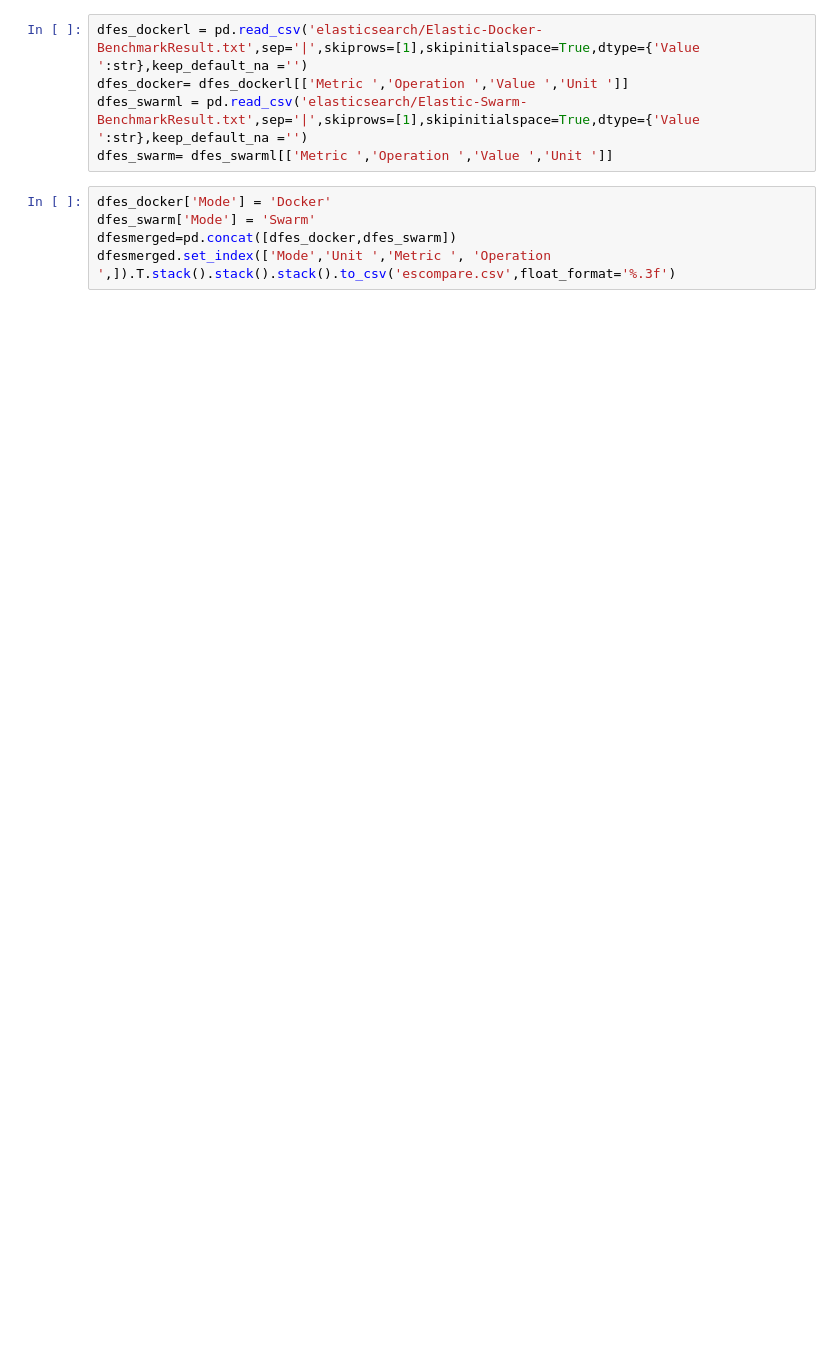
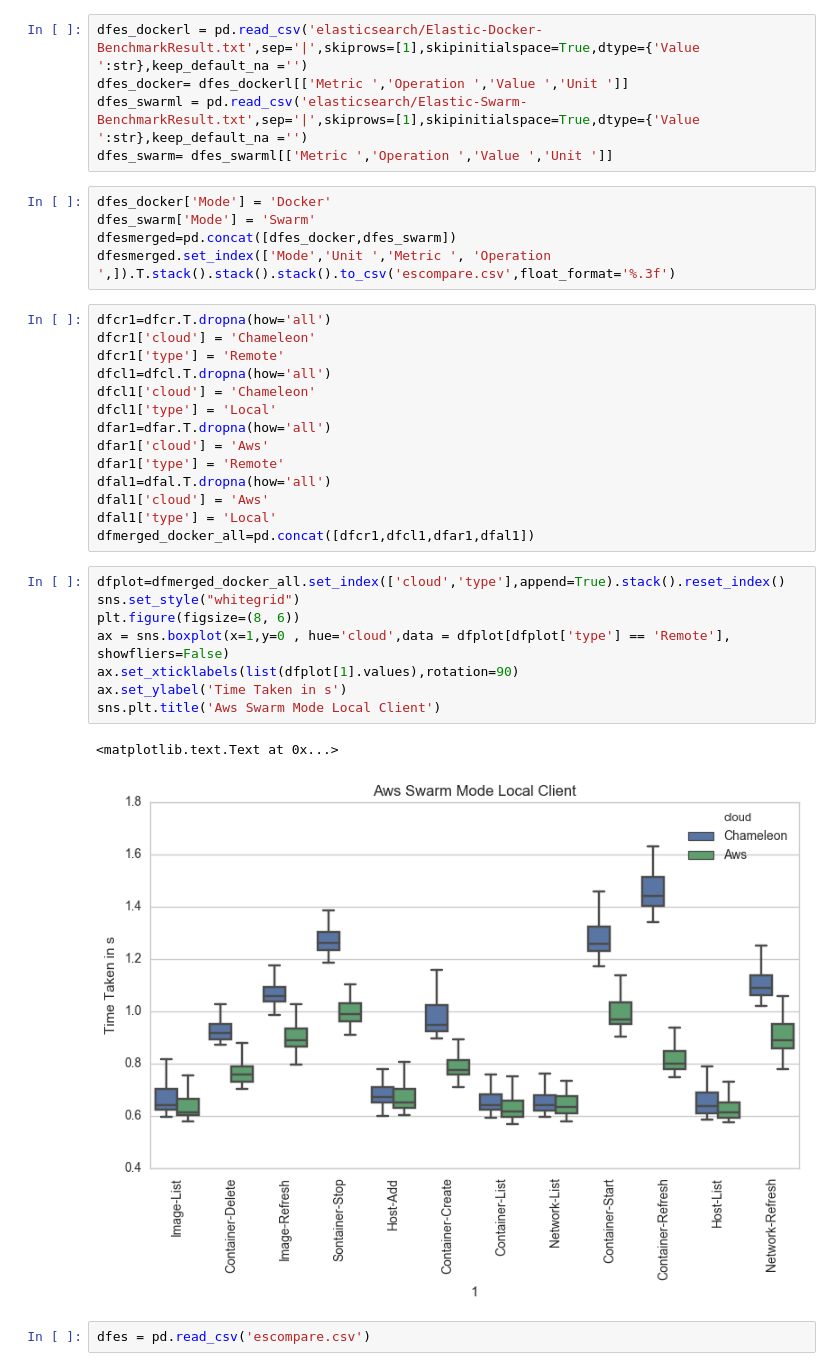
Before and after one commit to cloudmesh/cloudmesh-docker-eve, a Jupyter notebook: benchmark/Benchmark-Plot.ipynb, the cells around one changed output. Drawn from its saved outputs; the diff is of its cells as text; blank space fills up the shorter version.

Commit message:
new:usr new plots

```diff
--- a/benchmark/Benchmark-Plot.ipynb
+++ b/benchmark/Benchmark-Plot.ipynb
@@ -217,3 +217,30 @@ dfes_docker['Mode'] = 'Docker'
 dfes_swarm['Mode'] = 'Swarm'
 dfesmerged=pd.concat([dfes_docker,dfes_swarm])
 dfesmerged.set_index(['Mode','Unit ','Metric ', 'Operation ',]).T.stack().stack().stack().to_csv('escompare.csv',float_format='%.3f')
+# %%
+dfcr1=dfcr.T.dropna(how='all')
+dfcr1['cloud'] = 'Chameleon'
+dfcr1['type'] = 'Remote'
+dfcl1=dfcl.T.dropna(how='all')
+dfcl1['cloud'] = 'Chameleon'
+dfcl1['type'] = 'Local'
+dfar1=dfar.T.dropna(how='all')
+dfar1['cloud'] = 'Aws'
+dfar1['type'] = 'Remote'
+dfal1=dfal.T.dropna(how='all')
+dfal1['cloud'] = 'Aws'
+dfal1['type'] = 'Local'
+dfmerged_docker_all=pd.concat([dfcr1,dfcl1,dfar1,dfal1])
+# %%
+dfplot=dfmerged_docker_all.set_index(['cloud','type'],append=True).stack().reset_index()
+sns.set_style("whitegrid")
+plt.figure(figsize=(8, 6))
+ax = sns.boxplot(x=1,y=0 , hue='cloud',data = dfplot[dfplot['type'] == 'Remote'], showfliers=False)
+ax.set_xticklabels(list(dfplot[1].values),rotation=90)
+ax.set_ylabel('Time Taken in s')
+sns.plt.title('Aws Swarm Mode Local Client')
+# %% [output]
+<matplotlib.text.Text at 0x...>
+[figure, added]
+# %%
+dfes = pd.read_csv('escompare.csv')
```
Also changed, not shown: parts of 2 cells of this notebook, 2 other files.
